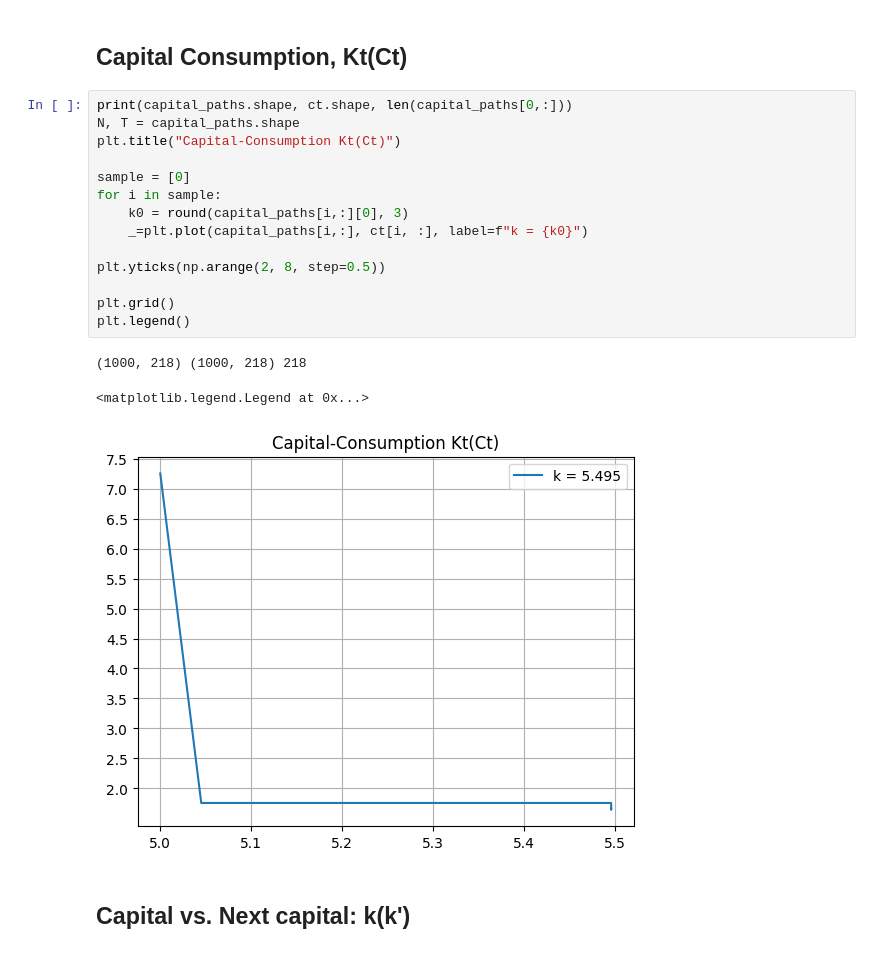
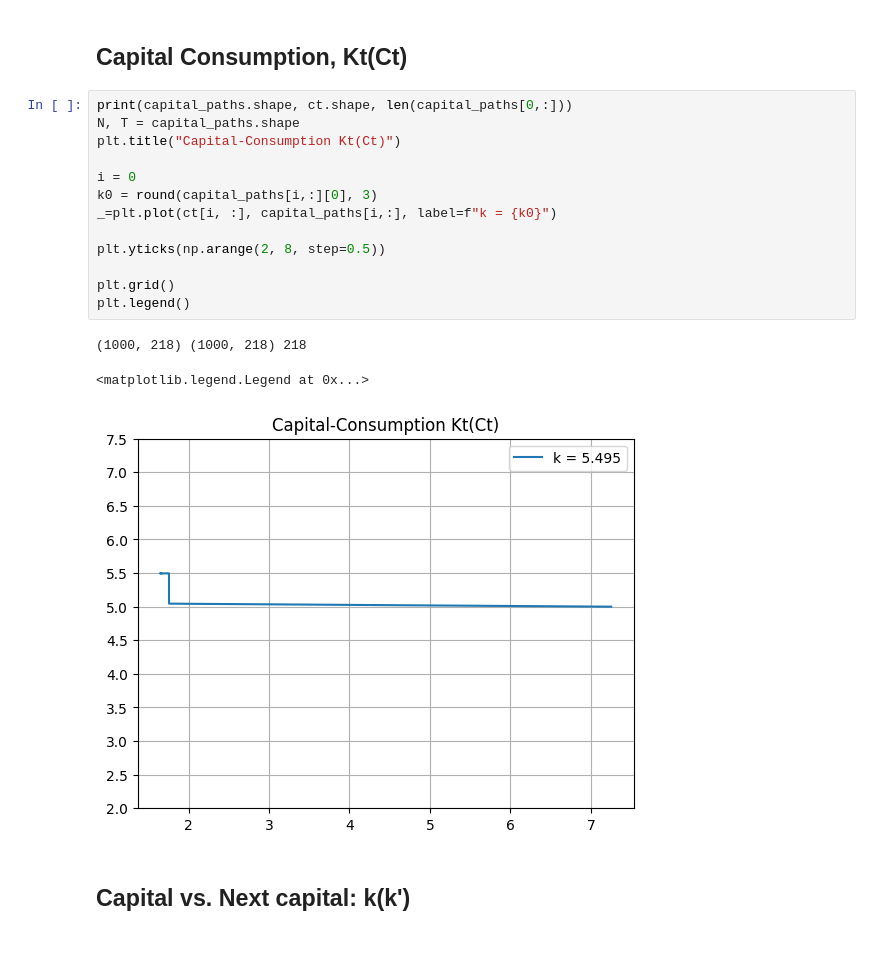
Before and after one commit to dominikstipic/macro, a Jupyter notebook: main.ipynb, the cells around one changed output. Saved outputs shown, nothing was run; the diff lists cells and outputs as text.

```diff
--- a/main.ipynb
+++ b/main.ipynb
@@ -162,21 +162,20 @@ levels = 1000, T = 218
 # %%
 print(capital_paths.shape, ct.shape, len(capital_paths[0,:]))
 N, T = capital_paths.shape
 plt.title("Capital-Consumption Kt(Ct)")
 
-sample = [0]
-for i in sample:
-    k0 = round(capital_paths[i,:][0], 3)
-    _=plt.plot(capital_paths[i,:], ct[i, :], label=f"k = {k0}")
+i = 0
+k0 = round(capital_paths[i,:][0], 3)
+_=plt.plot(ct[i, :], capital_paths[i,:], label=f"k = {k0}")
 
 plt.yticks(np.arange(2, 8, step=0.5))
 
 plt.grid()
 plt.legend()
 # %% [output]
 (1000, 218) (1000, 218) 218
 <matplotlib.legend.Legend at 0x...>
-[figure, old version]
+[figure, new version]
 # %% [markdown]
 ## Capital vs. Next capital: k(k')
 # %%
```
Also changed, not shown: parts of 7 cells of this notebook, 1 other file.
